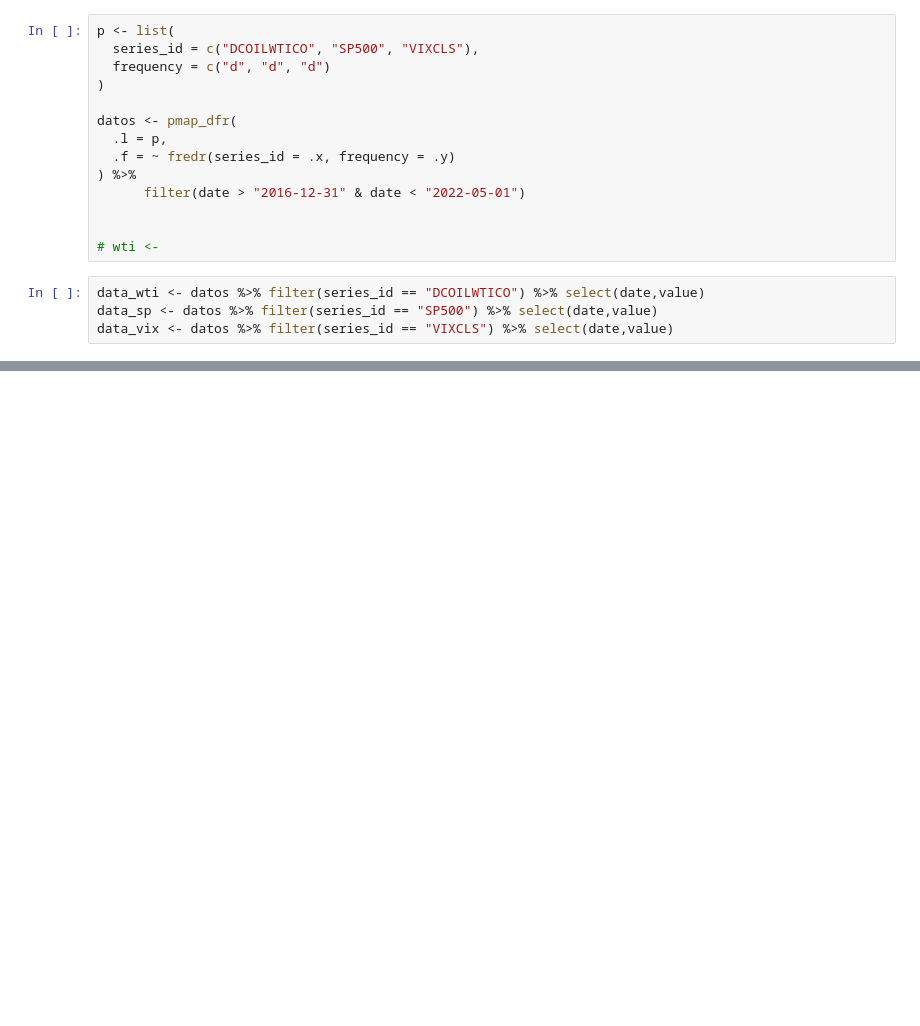
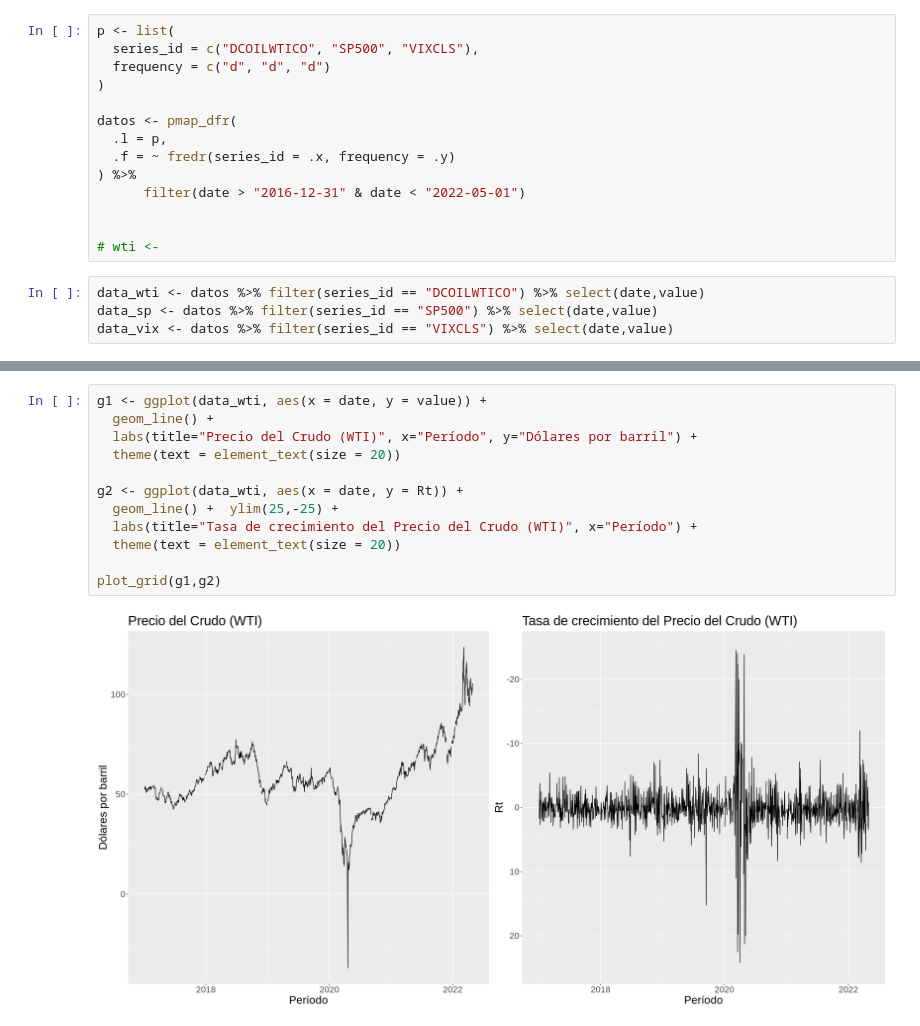
Before and after one commit to samyff12/Sales.Analysis, a Jupyter notebook: EF_tarea_1.ipynb, the cells around one changed output, grey strips where cells are left out. Saved outputs shown, nothing was run; the diff lists cells and outputs as text; blank space fills up the shorter version.

```diff
--- a/EF_tarea_1.ipynb
+++ b/EF_tarea_1.ipynb
@@ -802,0 +793,14 @@ datos %>% ggplot(aes(x = date, y = value, color = series_id)) +
+# %%
+g1 <- ggplot(data_wti, aes(x = date, y = value)) +
+  geom_line() +
+  labs(title="Precio del Crudo (WTI)", x="Período", y="Dólares por barril") +
+  theme(text = element_text(size = 20))
+
+g2 <- ggplot(data_wti, aes(x = date, y = Rt)) +
+  geom_line() +  ylim(25,-25) +
+  labs(title="Tasa de crecimiento del Precio del Crudo (WTI)", x="Período") +
+  theme(text = element_text(size = 20))
+
+plot_grid(g1,g2)
+# %% [output]
+[figure, added]
```
Also changed, not shown: parts of 16 cells of this notebook.
